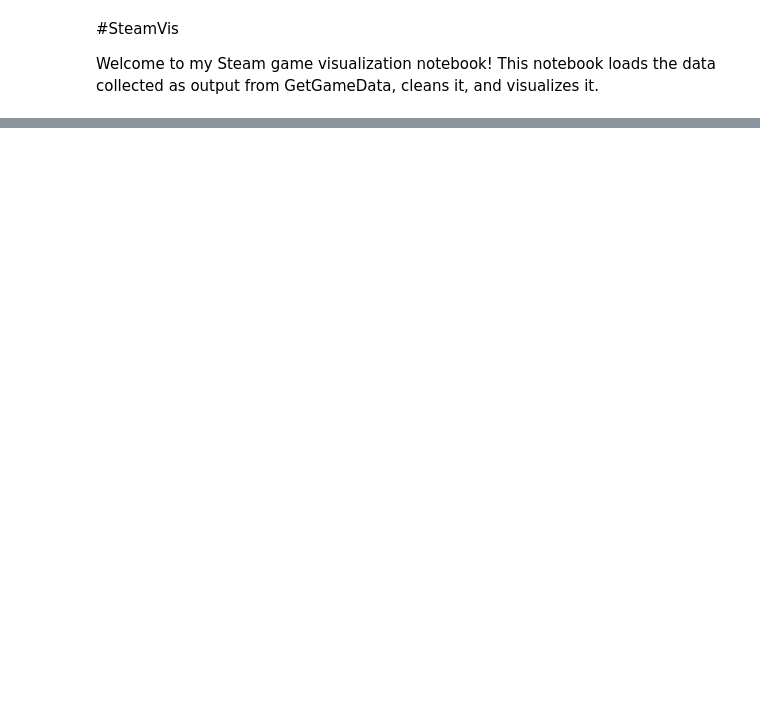
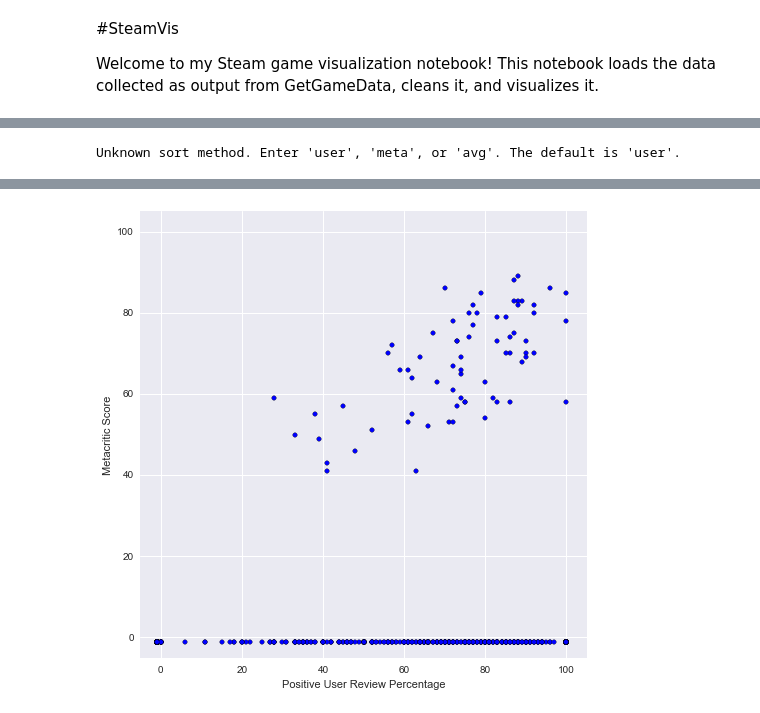
Before and after one commit to gkafka/SteamVis, a Jupyter notebook: SteamVis.ipynb, the cells around one changed output, grey strips where cells are left out. Saved outputs shown, nothing was run; the diff lists cells and outputs as text; code cells hidden in the pictures; blank space fills up the shorter version.

```diff
--- a/SteamVis.ipynb
+++ b/SteamVis.ipynb
@@ -86,0 +77,5 @@ def steamvis(gamedf):
+# %%
+game_df.sort('appnumber', ascending=True, inplace=True);
+same_games = game_df.groupby('game_name');
+game_df = same_games.first().drop('').reset_index();
+game_df.head()
@@ -171,0 +150,38 @@ game_df[tag_is_but_unlike(game_df, 'tag_World War II', 4)]
+# %%
+def steamvis(gamedf, mask = []):
+    if len(mask) == 0:
+        mask = [True]*len(gamedf.index);
+    plotdf = gamedf[mask];
+    plt.figure(figsize=(8,8));
+    plt.scatter(plotdf['good_review_percentage'], plotdf['metascore']);
+    plt.xlim(-5, 105);
+    plt.ylim(-5, 105);
+    plt.xlabel('Positive User Review Percentage');
+    plt.ylabel('Metacritic Score');
+# %%
+def bestgames(gamedf, mask = [], min_user = -1, min_meta = -1, sort_method = 'user'):
+    if len(mask) == 0:
+        mask = [True]*len(gamedf.index);
+    fullmask = mask & ((gamedf['metascore'] >= min_meta) &
+                        (game_df['good_review_percentage'] >= min_user));
+    printdf = gamedf[fullmask][['appnumber', 'game_name',
+                                'good_review_percentage',
+                                'metascore']];
+    if sort_method == 'user':
+        printdf.sort('good_review_percentage', ascending=False, inplace=True);
+    elif sort_method == 'meta':
+        printdf.sort('metascore', ascending=False, inplace=True);
+    elif sort_method == 'avg':
+        printdf['avg'] = printdf[['good_review_percentage', 'metascore']].mean(axis=1);
+        printdf.sort('avg', ascending=False, inplace=True)
+    else:
+        print "Unknown sort method. Enter 'user', 'meta', or 'avg'. The default is 'user'.\n";
+        printdf.sort('good_review_percentage', ascending=False, inplace=True);
+    return printdf;
+# %%
+mask = tag_most_like(game_df, "Action", 2) & tag_most_like(game_df, "Adventure", 2)
+steamvis(game_df, mask)
+bestdf = bestgames(game_df, mask, 80, 80, 'uu')
+bestdf
+# %% [output]
+Unknown sort method. Enter 'user', 'meta', or 'avg'. The default is 'user'.
@@ -171,0 +199 @@ game_df[tag_is_but_unlike(game_df, 'tag_World War II', 4)]
+[figure, added]
```
Also changed, not shown: parts of 7 cells of this notebook.
